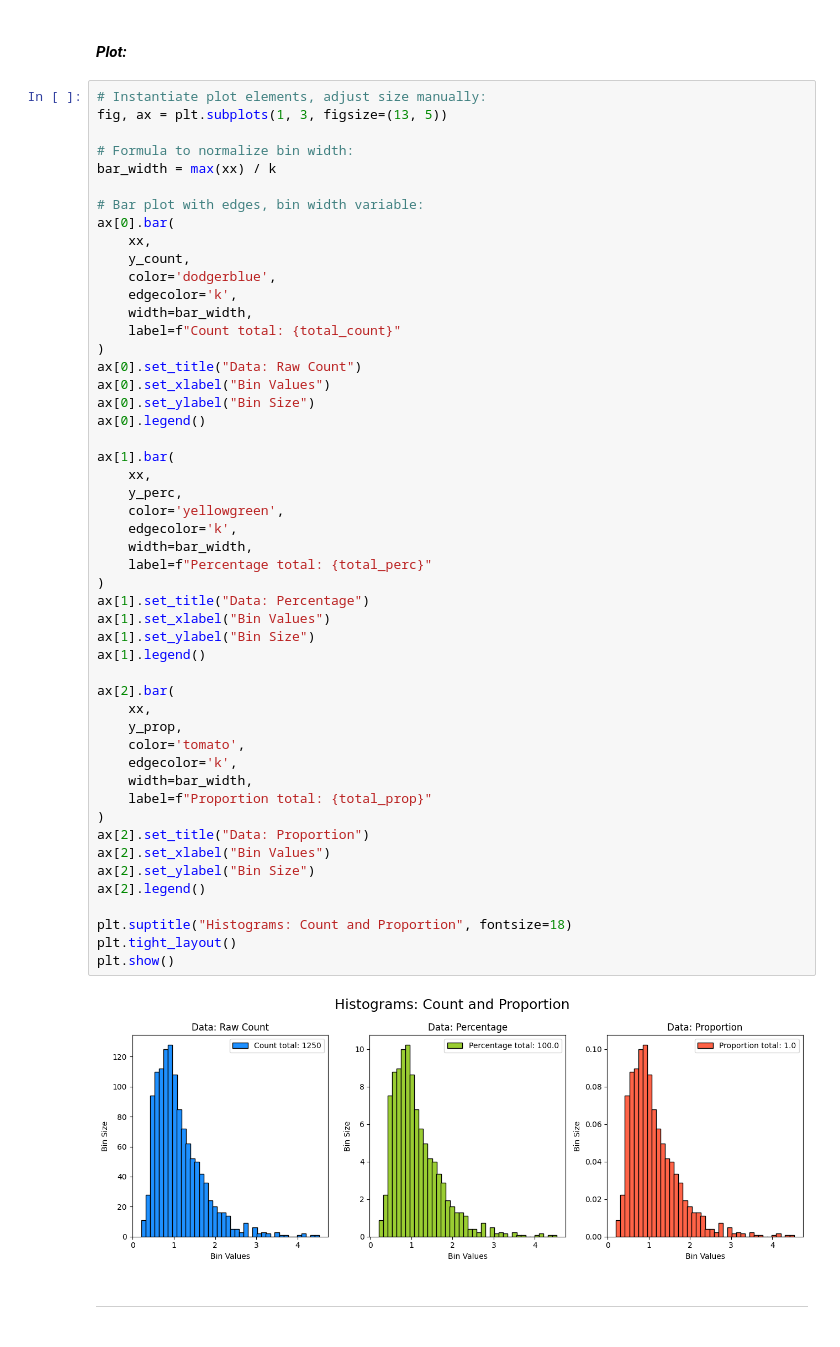
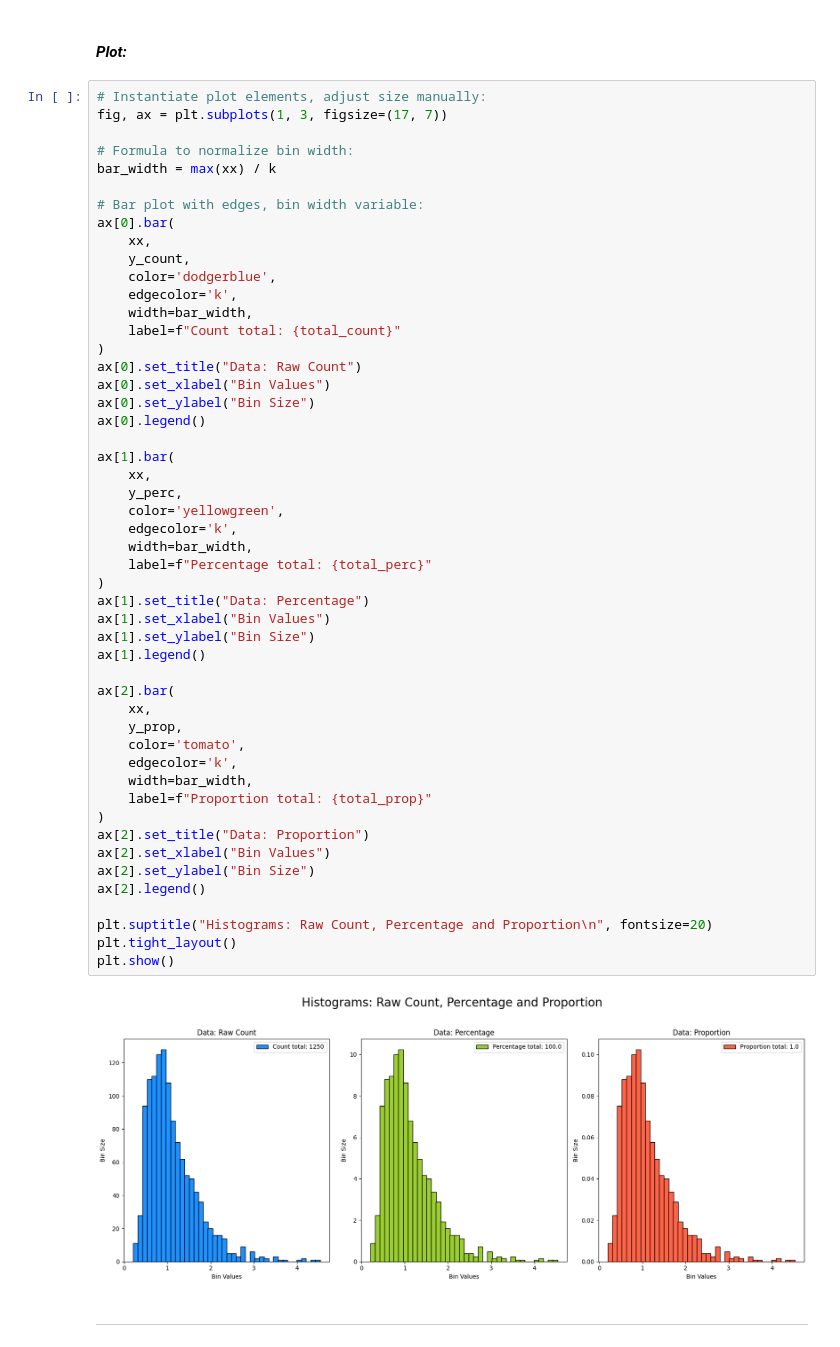
Before and after one commit to andrewblais/mathWithPython, a Jupyter notebook: projects/m02_hist_perc_prop.ipynb, the cells around one changed output. Saved outputs shown, nothing was run; the diff lists cells and outputs as text.

```diff
--- a/projects/m02_hist_perc_prop.ipynb
+++ b/projects/m02_hist_perc_prop.ipynb
@@ -70,7 +70,7 @@ xx = (x[1:] + x[:-1]) / 2
 #### **_Plot:_**
 # %%
 # Instantiate plot elements, adjust size manually:
-fig, ax = plt.subplots(1, 3, figsize=(13, 5))
+fig, ax = plt.subplots(1, 3, figsize=(17, 7))
 
 # Formula to normalize bin width:
 bar_width = max(xx) / k
@@ -91,35 +91,35 @@ ax[0].legend()
 
 ax[1].bar(
     xx,
     y_perc,
     color='yellowgreen',
     edgecolor='k',
     width=bar_width,
     label=f"Percentage total: {total_perc}"
 )
 ax[1].set_title("Data: Percentage")
 ax[1].set_xlabel("Bin Values")
 ax[1].set_ylabel("Bin Size")
 ax[1].legend()
 
 ax[2].bar(
     xx,
     y_prop,
     color='tomato',
     edgecolor='k',
     width=bar_width,
     label=f"Proportion total: {total_prop}"
 )
 ax[2].set_title("Data: Proportion")
 ax[2].set_xlabel("Bin Values")
 ax[2].set_ylabel("Bin Size")
 ax[2].legend()
 
-plt.suptitle("Histograms: Count and Proportion", fontsize=18)
+plt.suptitle("Histograms: Raw Count, Percentage and Proportion\n", fontsize=20)
 plt.tight_layout()
 plt.show()
 # %% [output]
-[figure, old version]
+[figure, new version]
 # %% [markdown]
 ---
 # %% [markdown]
```
